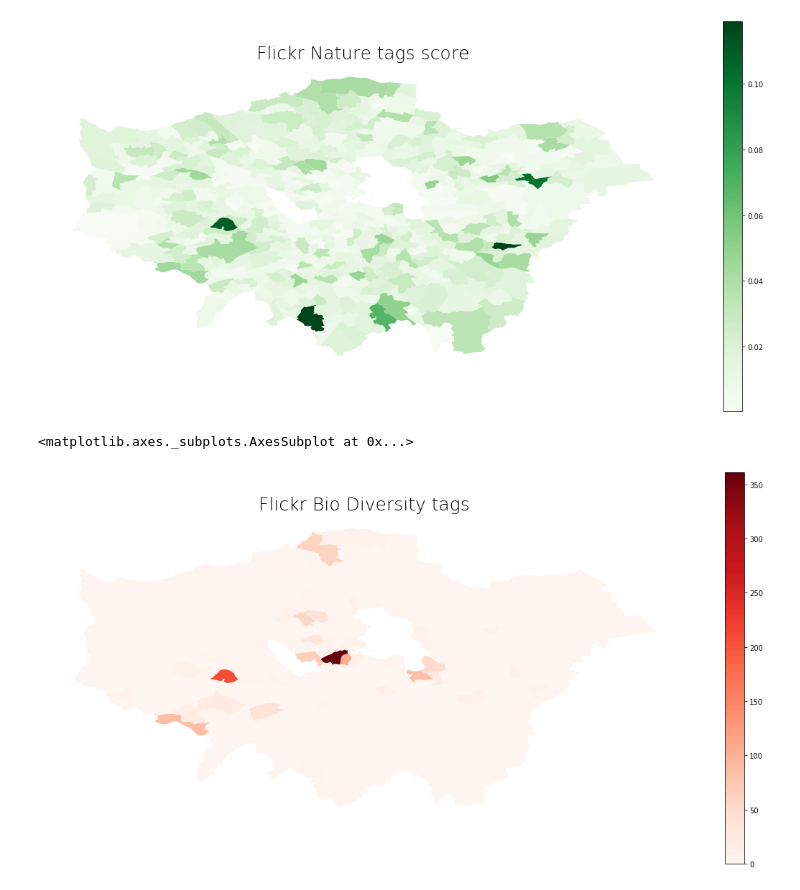
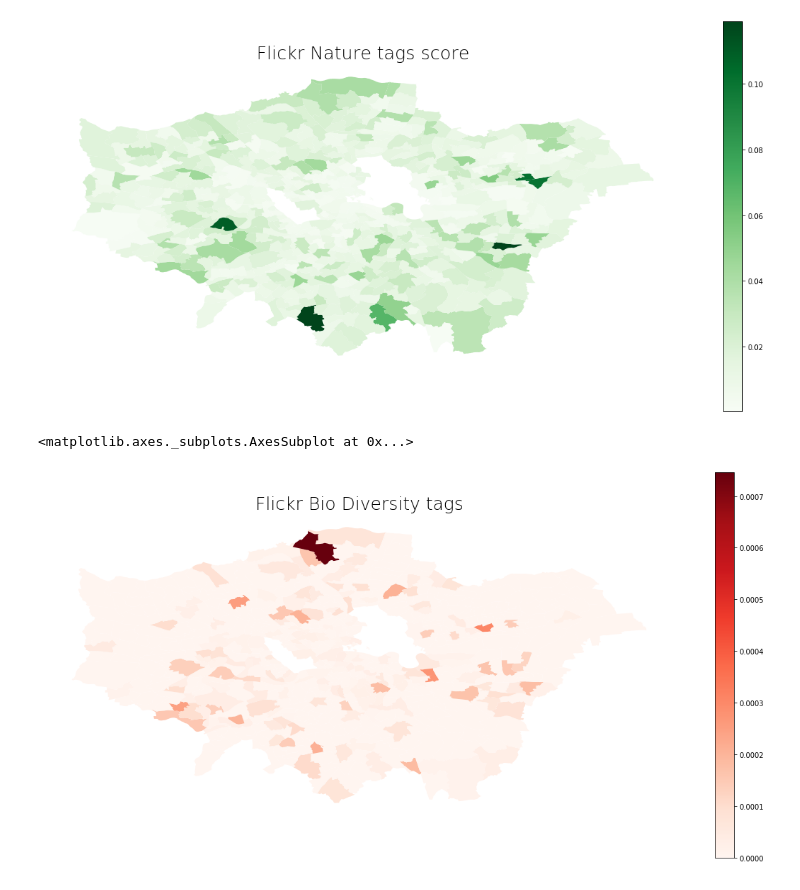
Before and after one commit to sagarjoglekar/Vitamin_N, a Jupyter notebook: Notebooks/Flickr_tags.ipynb, the cells around one changed output. Saved outputs shown, nothing was run; the diff lists cells and outputs as text; code cells hidden in the pictures.

```diff
--- a/Notebooks/Flickr_tags.ipynb
+++ b/Notebooks/Flickr_tags.ipynb
@@ -209,8 +282,12 @@ sampledDf[:10]
 # %%
-LSOA_Nature_tags = {'LSOA_CODE':[] , 'Nature':[] , 'Total' : [] , 'Diversity' : []}
+LSOA_Nature_tags = {'LSOA_CODE':[] , 'tag_count' : [] , 'nature_tags':[] , 'diversity_tags' : [] , 'food_tags':[] , 'emissions_tags':[] ,
+                    'industry_tags':[] , 'tobacco_tags':[] , 'cleaning_tags':[]  , 'waste_tags': [] , 'animals_tags':[]}
 for name , group in sampledDf.groupby('LSOA_ID'):
     LSOA_Nature_tags['LSOA_CODE'].append(name)
-    LSOA_Nature_tags['Nature'].append(sum(group['nature_tags']))
-    LSOA_Nature_tags['Diversity'].append(sum(group['diversity_tags']))
-    LSOA_Nature_tags['Total'].append(sum(group['tag_count']))
+    for k in LSOA_Nature_tags:
+        try:
+            LSOA_Nature_tags[k].append(sum(group[k]))
+        except:
+            print (k)
+
 LSOA_Flicker_Nature = pd.DataFrame.from_dict(LSOA_Nature_tags)
@@ -239,18 +334,23 @@ ward_lsoa_map = {}
 for name , group in lsoa_df.groupby('WD15CD'):
     ward_lsoa_map[name] = list(group['LSOA11CD'])
 # %%
-ward_Flickr_dict = {'GSS_CODE':[] , 'Total' : [] , 'Nature' : [] , 'Diversity' :[]}
+ward_Flickr_dict = {'GSS_CODE':[] , 'tag_count' : [] , 'nature_tags':[] , 'diversity_tags' : [] , 'food_tags':[] , 'emissions_tags':[] ,
+                    'industry_tags':[] , 'tobacco_tags':[] , 'cleaning_tags':[]  , 'waste_tags': [] , 'animals_tags':[]}
 for k in ward_lsoa_map:
     ward_slice = LSOA_Flicker_Nature[LSOA_Flicker_Nature['LSOA_CODE'].isin(ward_lsoa_map[k])]
     if len(ward_slice) > 0:
         ward_Flickr_dict['GSS_CODE'].append(k)
-        ward_Flickr_dict['Total'].append(sum(ward_slice['Total']))
-        ward_Flickr_dict['Nature'].append(sum(ward_slice['Nature']))
-        ward_Flickr_dict['Diversity'].append(sum(ward_slice['Diversity']))
+        for key in ward_Flickr_dict:
+            if key != 'GSS_CODE':
+                ward_Flickr_dict[key].append(sum(ward_slice[key]))
 # %%
 Ward_Flicker_Nature = pd.DataFrame.from_dict(ward_Flickr_dict)
-# %%
-Ward_Flicker_Nature['Score'] = Ward_Flicker_Nature['Nature']/Ward_Flicker_Nature['Total']
+# %%
+scores = ['nature_tags','diversity_tags', 'food_tags', 'emissions_tags', 'industry_tags', 'tobacco_tags', 'cleaning_tags' , 'waste_tags',
+          'animals_tags']
+for k in scores:
+    key = k + '_score'
+    Ward_Flicker_Nature[key] = Ward_Flicker_Nature[k]/Ward_Flicker_Nature['tag_count']
 # %%
 Ward_Flicker_Nature[:10]
 # %% [output]
@@ -295,14 +502,14 @@ wards_with_data.plot(ax=ax,column='Score', cmap='Greens', linewidth=0.8)
 # %%
 fig, ax = plt.subplots()
 fig.set_size_inches(20,10)
 ax.axis('off')
 ax.set_title('Flickr Bio Diversity tags', fontdict={'fontsize': '25', 'fontweight' : '5'})
-sm = plt.cm.ScalarMappable(cmap='Reds', norm=plt.Normalize(vmin=wards_with_data['Diversity'].min(), vmax=wards_with_data['Diversity'].max()))
+sm = plt.cm.ScalarMappable(cmap='Reds', norm=plt.Normalize(vmin=wards_with_data['diversity_tags_score'].min(), vmax=wards_with_data['diversity_tags_score'].max()))
 # empty array for the data range
 sm._A = []
 # add the colorbar to the figure
 cbar = fig.colorbar(sm)
-wards_with_data.plot(ax=ax,column='Diversity', cmap='Reds', linewidth=0.8)
+wards_with_data.plot(ax=ax,column='diversity_tags_score', cmap='Reds', linewidth=0.8)
 # %% [output]
 <matplotlib.axes._subplots.AxesSubplot at 0x...>
-[figure, old version]
+[figure, new version]
```
Also changed, not shown: parts of 50 cells of this notebook, 11 other files.
